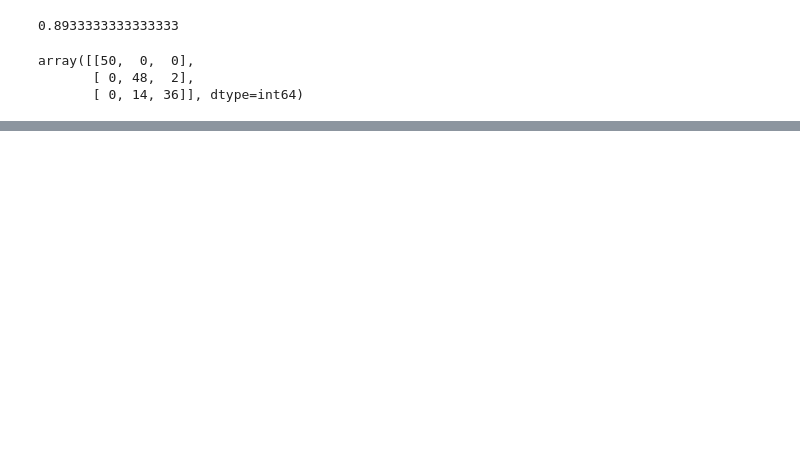
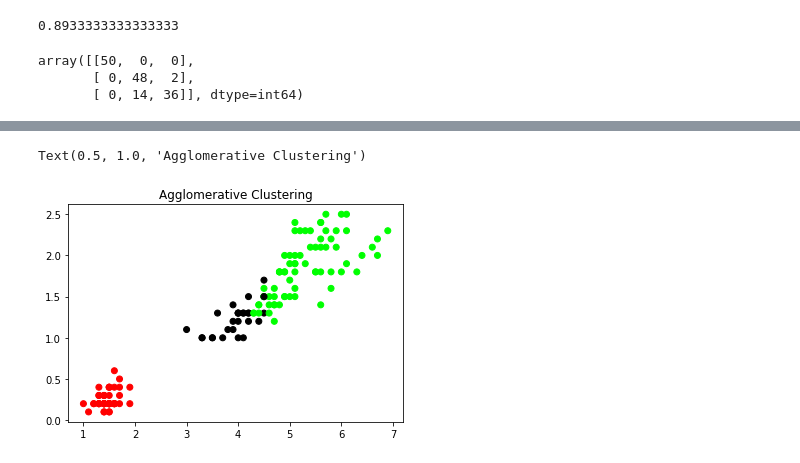
Before and after one commit to bansalkanav/Ultimate-Data-Science-Toolkit---From-Python-Basics-to-GenerativeAI, a Jupyter notebook: 15. K Means/K-Means.ipynb, the cells around one changed output, grey strips where cells are left out. Drawn from its saved outputs; the diff is of its cells as text; code cells hidden in the pictures; blank space fills up the shorter version.

```diff
--- a/15. K Means/K-Means.ipynb
+++ b/15. K Means/K-Means.ipynb
@@ -108,0 +158,6 @@ array([[50,  0,  0],
+# %%
+# 3 clusters
+
+lables = cut_tree(mergings, n_clusters=3).reshape(-1, )
+
+lables
@@ -108,0 +172,10 @@ array([[50,  0,  0],
+# %%
+# Create a colormap
+colormap = np.array(['red', 'lime', 'black'])
+
+# Plot the Original Classifications
+plt.scatter(X.Petal_Length, X.Petal_Width, c=colormap[lables])
+plt.title('Agglomerative Clustering')
+# %% [output]
+Text(0.5, 1.0, 'Agglomerative Clustering')
+[figure, added]
```
Also changed, not shown: parts of 13 cells of this notebook.
